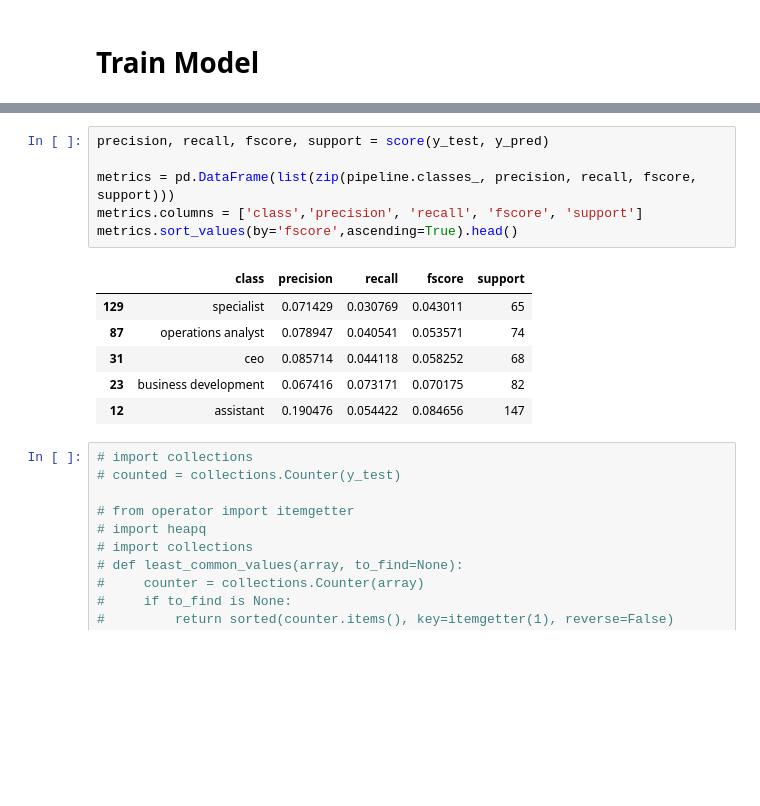
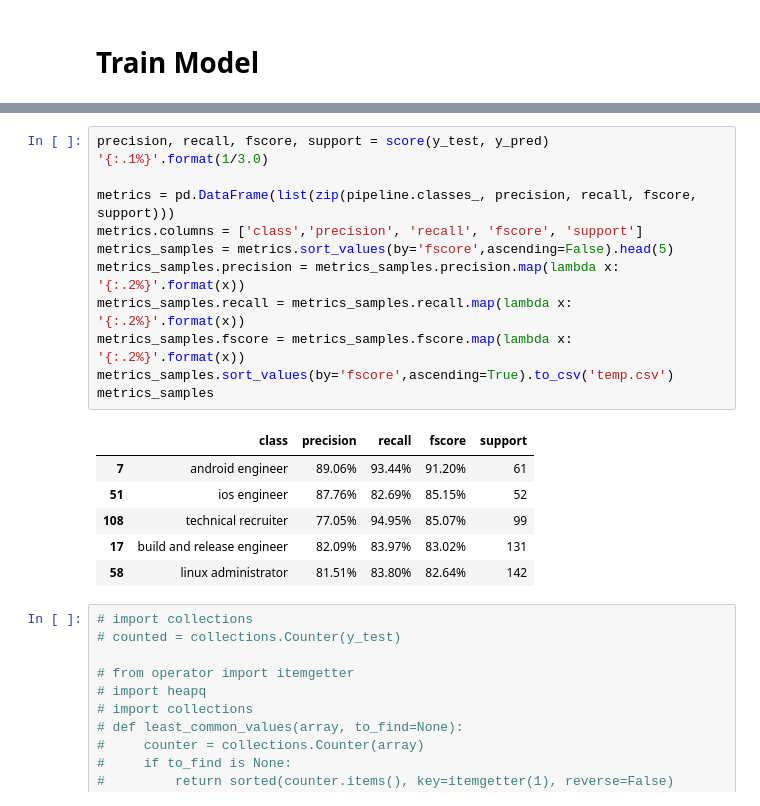
Before and after one commit to icareerclimber/career-skills-capstone, a Jupyter notebook: model_pipeline/03_process_salary_and_create_ngram_model.ipynb, the cells around one changed output, grey strips where cells are left out. Cells and saved outputs as stored; diff of their text form; blank space fills up the shorter version.

```diff
--- a/model_pipeline/03_process_salary_and_create_ngram_model.ipynb
+++ b/model_pipeline/03_process_salary_and_create_ngram_model.ipynb
@@ -534,16 +494,22 @@ recall_score:  0.332000061005
 # %%
 precision, recall, fscore, support = score(y_test, y_pred)
+'{:.1%}'.format(1/3.0)
 
 metrics = pd.DataFrame(list(zip(pipeline.classes_, precision, recall, fscore, support)))
 metrics.columns = ['class','precision', 'recall', 'fscore', 'support']
-metrics.sort_values(by='fscore',ascending=True).head()
+metrics_samples = metrics.sort_values(by='fscore',ascending=False).head(5)
+metrics_samples.precision = metrics_samples.precision.map(lambda x: '{:.2%}'.format(x))
+metrics_samples.recall = metrics_samples.recall.map(lambda x: '{:.2%}'.format(x))
+metrics_samples.fscore = metrics_samples.fscore.map(lambda x: '{:.2%}'.format(x))
+metrics_samples.sort_values(by='fscore',ascending=True).to_csv('temp.csv')
+metrics_samples
 # %% [output]
 |  | class | precision | recall | fscore | support |
-| 129 | specialist | 0.071429 | 0.030769 | 0.043011 | 65 |
-| 87 | operations analyst | 0.078947 | 0.040541 | 0.053571 | 74 |
-| 31 | ceo | 0.085714 | 0.044118 | 0.058252 | 68 |
-| 23 | business development | 0.067416 | 0.073171 | 0.070175 | 82 |
-| 12 | assistant | 0.190476 | 0.054422 | 0.084656 | 147 |
+| 7 | android engineer | 89.06% | 93.44% | 91.20% | 61 |
+| 51 | ios engineer | 87.76% | 82.69% | 85.15% | 52 |
+| 108 | technical recruiter | 77.05% | 94.95% | 85.07% | 99 |
+| 17 | build and release engineer | 82.09% | 83.97% | 83.02% | 131 |
+| 58 | linux administrator | 81.51% | 83.80% | 82.64% | 142 |
 # %%
 # import collections
 # counted = collections.Counter(y_test)
```
Also changed, not shown: parts of 27 cells of this notebook, 3 other files.
